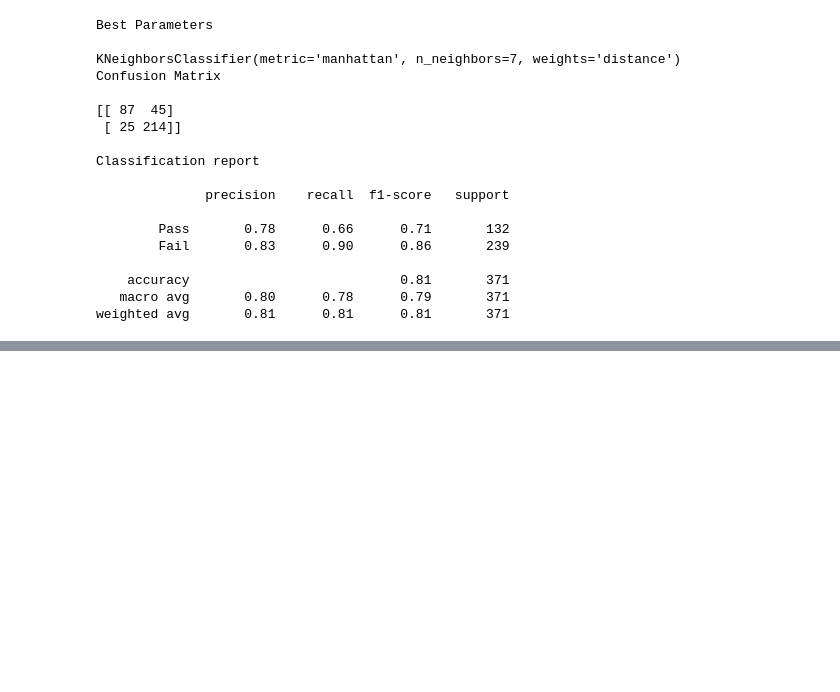
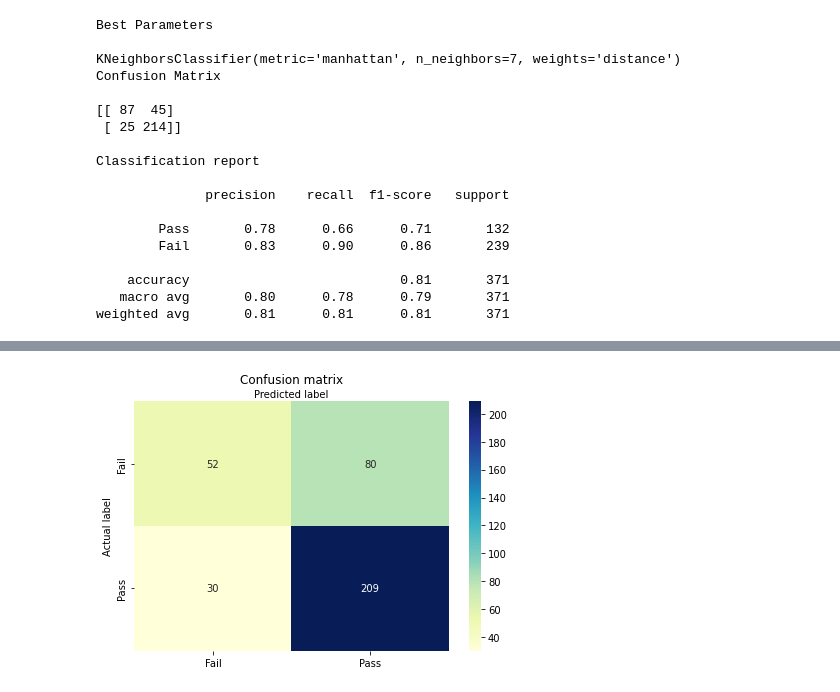
Before and after one commit to DLPY/Classification_Session_2, a Jupyter notebook: Classification_Session2.ipynb, the cells around one changed output, grey strips where cells are left out. Cells and saved outputs as stored; diff of their text form; code cells hidden in the pictures; blank space fills up the shorter version.

```diff
--- a/Classification_Session2.ipynb
+++ b/Classification_Session2.ipynb
@@ -307,0 +395,2 @@ weighted avg       0.81      0.81      0.81       371
+# %%
+X_train, X_test, y_train, y_test = train_test_split(scaled_X, y, test_size=0.33, random_state=42)
@@ -307,0 +422,16 @@ weighted avg       0.81      0.81      0.81       371
+# %%
+# Predict test set from model built during training
+y_pred = logreg.predict(X_test)
+# %%
+cnf_matrix = metrics.confusion_matrix(y_test, y_pred)
+fig, ax = plt.subplots()
+# create heatmap
+sns.heatmap(pd.DataFrame(cnf_matrix), annot=True, cmap="YlGnBu" ,fmt='g')
+ax.xaxis.set_label_position("top")
+plt.tight_layout()
+plt.title('Confusion matrix', y=1.1)
+plt.ylabel('Actual label')
+plt.xlabel('Predicted label')
+ax.xaxis.set_ticklabels(['Fail', 'Pass']); ax.yaxis.set_ticklabels(['Fail', 'Pass']);
+# %% [output]
+[figure, added]
```
Also changed, not shown: parts of 32 cells of this notebook.
